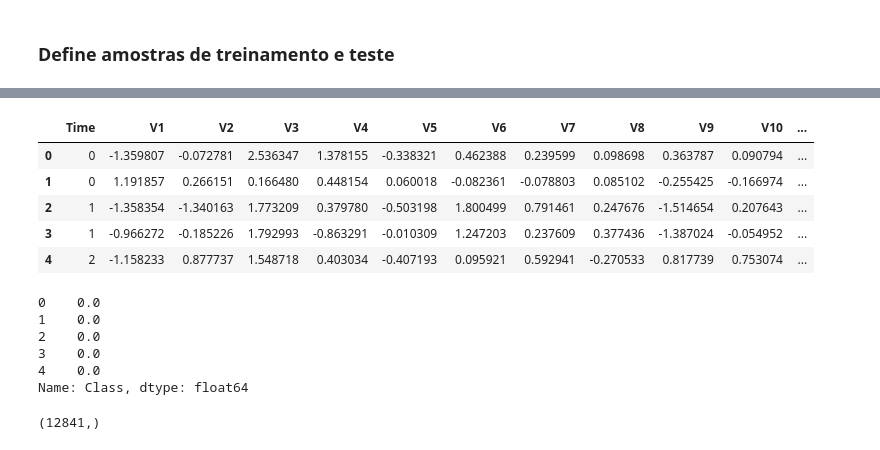
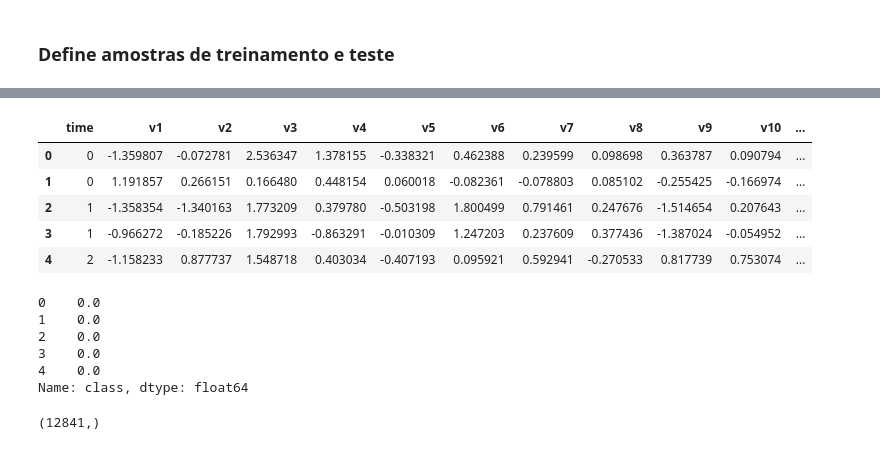
Before and after one commit to Rodrigo-s-almeida/DSWP, a Jupyter notebook: Notebooks/NB15_00__Machine_Learning-alterado.ipynb, the cells around one changed output, grey strips where cells are left out. Cells and saved outputs as stored; diff of their text form; code cells hidden in the pictures.

```diff
--- a/Notebooks/NB15_00__Machine_Learning-alterado.ipynb
+++ b/Notebooks/NB15_00__Machine_Learning-alterado.ipynb
@@ -2009,0 +2026,3 @@ df_cc.head(10)
+# %%
+df_cc.columns = [coluna.lower() for coluna in df_cc.columns]
+df_cc.head()
@@ -2066,3 +2149,7 @@ df_cc.head()
 | 2 | 1 | -1.358354 | -1.340163 | 1.773209 | 0.379780 | -0.503198 | 1.800499 | 0.791461 | 0.247676 | -1.514654 | 0.207643 | ... |
 | 3 | 1 | -0.966272 | -0.185226 | 1.792993 | -0.863291 | -0.010309 | 1.247203 | 0.237609 | 0.377436 | -1.387024 | -0.054952 | ... |
 | 4 | 2 | -1.158233 | 0.877737 | 1.548718 | 0.403034 | -0.407193 | 0.095921 | 0.592941 | -0.270533 | 0.817739 | 0.753074 | ... |
+# %%
+l_preditoras = df_cc2.iloc[:, 1:30].columns
+l_preditoras2 = list(df_cc2.columns)
+l_preditoras
@@ -2068,0 +2161,3 @@ df_cc.head()
+# %%
+l_preditoras2.remove('class')
+l_preditoras2
@@ -2068,0 +2182,3 @@ df_cc.head()
+# %%
+df_X = df_cc2[l_preditoras2]
+df_X.head()
@@ -2069,17 +2192,17 @@ df_cc.head()
 # %%
 # Definição do dataframe contendo as variáveis preditoras:
-df_X = df_cc2.copy()
-df_X.drop(columns= ['Class'], axis = 1, inplace = True)
+#df_X = df_cc2.copy()
+#df_X.drop(columns= ['Class'], axis = 1, inplace = True)
 df_X.head()
 # %% [output]
-|  | Time | V1 | V2 | V3 | V4 | V5 | V6 | V7 | V8 | V9 | V10 | ... |
+|  | time | v1 | v2 | v3 | v4 | v5 | v6 | v7 | v8 | v9 | v10 | ... |
 | 0 | 0 | -1.359807 | -0.072781 | 2.536347 | 1.378155 | -0.338321 | 0.462388 | 0.239599 | 0.098698 | 0.363787 | 0.090794 | ... |
 | 1 | 0 | 1.191857 | 0.266151 | 0.166480 | 0.448154 | 0.060018 | -0.082361 | -0.078803 | 0.085102 | -0.255425 | -0.166974 | ... |
 | 2 | 1 | -1.358354 | -1.340163 | 1.773209 | 0.379780 | -0.503198 | 1.800499 | 0.791461 | 0.247676 | -1.514654 | 0.207643 | ... |
 | 3 | 1 | -0.966272 | -0.185226 | 1.792993 | -0.863291 | -0.010309 | 1.247203 | 0.237609 | 0.377436 | -1.387024 | -0.054952 | ... |
 | 4 | 2 | -1.158233 | 0.877737 | 1.548718 | 0.403034 | -0.407193 | 0.095921 | 0.592941 | -0.270533 | 0.817739 | 0.753074 | ... |
 # %%
-df_y = df_cc2['Class'] # Variável-resposta
+df_y = df_cc2['class'] # Variável-resposta
 df_y.head()
 # %% [output]
 0    0.0
@@ -2087,7 +2210,7 @@ df_y.head()
 2    0.0
 3    0.0
 4    0.0
-Name: Class, dtype: float64
+Name: class, dtype: float64
 # %%
 df_y.shape
 # %% [output]
```
Also changed, not shown: parts of 31 cells of this notebook.
